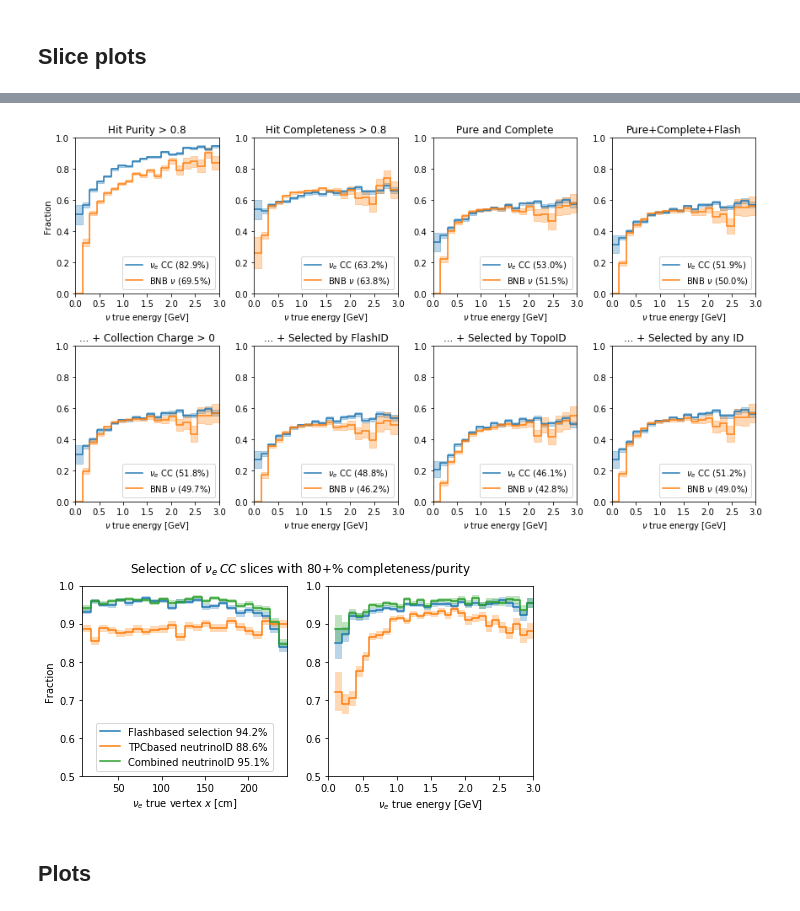
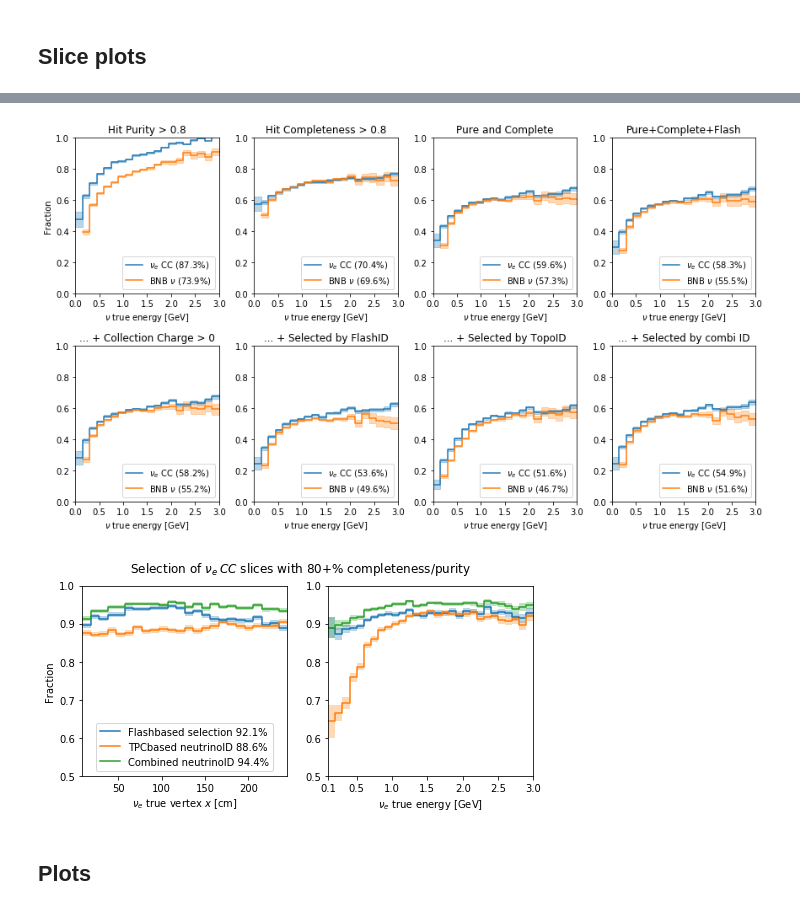
Before and after one commit to Wouter-VDP/MCC9_FlashID, a Jupyter notebook: Flash_ID_all.ipynb, the cells around one changed output, grey strips where cells are left out. Drawn from its saved outputs; the diff is of its cells as text; code cells hidden in the pictures.

```diff
--- a/Flash_ID_all.ipynb
+++ b/Flash_ID_all.ipynb
@@ -595,13 +340,13 @@ for field, N, x_min, x_max, lab, apply_mask in zip(*arrays):
 
     fig,ax=plt.subplots(ncols=2,nrows=1,figsize=(5*gr,4), sharex=True)
     if apply_mask:
-        data = [file_dict[s]['events'][field][m] for s,m in zip(dict_names, mask_slices)]
-        scales_here = scales_nonzeroslices
+        data = [file_dict[s]['events'][field] for s in dict_names]
+        scales_here = scales
     else:
         data = [file_dict[s]['events'][field] for s in dict_names]
         scales_here = scales
     # I need a signal sample for nue, overwrite it!
-    data[0] = df_nue_sig.query('nSlices>0')[field.decode('UTF-8')]
+    data[0] = df_nue_sig[field.decode('UTF-8')]
     edges, edges_mid, bins, err, max_val = helper.histHelper(N,x_min,x_max,data, weights=scales_here)
     widths = (edges_mid - edges[:-1])
 
@@ -609,7 +354,7 @@ for field, N, x_min, x_max, lab, apply_mask in zip(*arrays):
     mean = np.mean(data[0][data[0]>-1])
     bins[0]=np.append(bins[0],bins[0][0])
     err[0]=np.append(err[0],err[0][0])
-    ax[0].step(edges,bins[0], lw=2, where='post', label=r'$\nu_e CC$ (MC), mean:{0:0.2f}'.format(mean))
+    ax[0].step(edges,bins[0], lw=2, where='post', label=r'$\nu_e$ $CC$ (MC), mean:{0:0.2f}'.format(mean))
     ax[0].fill_between(edges, bins[0] - err[0], bins[0] + err[0], alpha=0.3, step='post')
     ax[0].set_xlim(x_min,x_max)
     ax[0].set_ylim(0,1.2*max_val[0])
@@ -627,6 +372,8 @@ for field, N, x_min, x_max, lab, apply_mask in zip(*arrays):
     for m, v, e, w in zip(edges_mid ,val ,y_err, widths):
         ax[1].add_patch(patches.Rectangle( (m-w, v-e), 2*w, 2*e, hatch='\\\\\\\\\\', Fill=False, linewidth=0, alpha=0.4))
 
+    #Notice that slices after cuts implies having a beamflash
+    print( sum(bins[2])/(sum(bins[1])+sum(bins[3])))
     ax[1].legend()
     ax[1].set_xlabel(lab)
     ax[1].set_ylabel('Events per bin')
@@ -661,9 +413,7 @@ query_good_flash = query_good+' & '+query_has_flash
 query_has_deposition = '(hasDeposition)'
 query_perfect = query_good_flash+' & '+query_has_deposition
 
-query_perfect_flash_id = query_perfect+' & (isTaggedAsTarget)'
+query_perfect_flash_id = query_perfect+' & (hasBestFlashMatchScore)'
+query_perfect_combi_id = query_perfect+' & (isTaggedAsTarget)'
 query_perfect_topo_id = query_perfect+' & (hasBestTopologicalScore)'
-query_perfect_any_id = query_perfect+' & (hasBestTopologicalScore | isTaggedAsTarget)'
-query_perfect_combi_id = query_perfect+'& (CombinedID)'
-
-df_nue_slices_sig.head()
+query_perfect_combined_id = query_perfect+' & (isTaggedAsTarget)'
@@ -680,18 +419,0 @@ Trying to be smart: Pick the slice that passes precuts and has the highest topol
-# %%
-df_test = df_nue_slices_sig.copy()
-
-grouped = df_test.query('passesPreCuts').groupby(['run', 'subRun', 'event'], sort=False)['hasBestTopologicalScore']
-val = grouped.max().values
-size = grouped.size().values
-val_all = np.repeat(val,size)
-mask_passes_precuts = np.where(df_test.eval('passesPreCuts'))[0]
-val_all_idx = val_all*mask_passes_precuts
-val_all_idx = val_all_idx[val_all_idx != 0]
-if (mask_passes_precuts[0]==0) and val_all[0]==True:
-    print("BE CAREFUL!")
-    val_all_idx = np.insert(val_all_idx,0,0)
-final = np.zeros(len(df_test), dtype=bool)
-final[val_all_idx] = True
-df_test['help_precut_topo'] = final
-query_new = '( (help_precut_topo) & (hasBestTopologicalScore) ) | ( (help_precut_topo==False) & (isTaggedAsTarget) ) '
-df_nue_slices_sig['CombinedID'] = df_test.eval(query_new)
@@ -732,9 +445,9 @@ End of trying
 fig,ax=plt.subplots(ncols=4,nrows=2,figsize=(7.5*gr,7))
 ax=ax.flatten()
 q_arr = [query_pure, query_complete, query_good, query_good_flash,
-         query_perfect, query_perfect_flash_id, query_perfect_topo_id, query_perfect_any_id]
+         query_perfect, query_perfect_flash_id, query_perfect_topo_id, query_perfect_combi_id]
 title_arr = ['Hit Purity > 0.8', 'Hit Completeness > 0.8', 'Pure and Complete', 'Pure+Complete+Flash',
-             '... + Collection Charge > 0', '... + Selected by FlashID', '... + Selected by TopoID', '... + Selected by any ID']
+             '... + Collection Charge > 0', '... + Selected by FlashID', '... + Selected by TopoID', '... + Selected by combi ID']
 
 x_min = 0
 x_max = 3
@@ -742,40 +455,40 @@ N = 21
 edges = np.linspace(x_min,x_max,N)
 edges_mid = [ edges[i]+(edges[i+1]-edges[i])/2 for i in range(N-1)]
 # in the denominator we use the event frames, one entry per event
-denom_bins_nue, _ = np.histogram(df_nue_sig.query('nSlices>0')['nuEnergy'], bins=edges)
-denom_bins_nu, _ = np.histogram(df_nu_sig.query('nSlices>0')['nuEnergy'], bins=edges)
+denom_bins_nue, _ = np.histogram(df_nue_sig['nuEnergy'], bins=edges)
+denom_bins_nu, _ = np.histogram(df_nu_sig['nuEnergy'], bins=edges)
 
 for i,(query, title) in enumerate(zip(q_arr, title_arr)):
     #nue
     nom_bins, _ = np.histogram(df_nue_slices_sig.query(query)['nuEnergy'], bins=edges)
     fraq = nom_bins/denom_bins_nue
     ratio = sum(nom_bins)/sum(denom_bins_nue)
     err = np.sqrt( fraq*(1-fraq)/denom_bins_nue)
     fraq=np.append(fraq,fraq[-1])
     err=np.append(err,err[-1])
     ax[i].step(edges, fraq, where='post', label = r'$\nu_e$ CC ({0:.1f}%)'.format(ratio*100))
     ax[i].fill_between(edges, fraq - err, fraq + err, alpha=0.3, step='post', color='C0')
     #nu
     nom_bins, _ = np.histogram(df_nu_slices_sig.query(query)['nuEnergy'], bins=edges)
     fraq = nom_bins/denom_bins_nu
     ratio = sum(nom_bins)/sum(denom_bins_nu)
     err = np.sqrt( fraq*(1-fraq)/denom_bins_nu)
     fraq=np.append(fraq,fraq[-1])
     err=np.append(err,err[-1])
     ax[i].step(edges, fraq, where='post', label = r'BNB $\nu$ ({0:.1f}%)'.format(ratio*100))
     ax[i].fill_between(edges, fraq - err, fraq + err, alpha=0.3, step='post', color='C1')
     ax[i].legend(loc='lower right')
     ax[i].set_xlabel(r'$\nu$ true energy [GeV]')
     ax[i].set_title(title)
     ax[i].set_ylim(0.0,1)
     ax[i].set_xlim(x_min,x_max)
     ax[i].set_xticks(np.linspace(0,3,7))
 
 ax[0].set_ylabel('Fraction')
 fig.tight_layout()
 fig.savefig( outdir+"slice_eff_mc.pdf", bbox_inches="tight")
 # %% [output]
-[figure, old version]
+[figure, new version]
 # %%
 # Make the plot to compare the topological score with the flashbased selection:
 x_nue_flash = df_nue_slices_sig.query(query_perfect_flash_id)['nuVertexX']
@@ -822,9 +535,9 @@ ax[0].set_ylim(0.5,1)
 ax[0].set_xlim(x_min, x_max)
 
 # Right
-x_min = 0.0
+x_min = 0.1
 x_max = 3
-N = 30
+N = 29
 data = [E_nue_denom,E_nue_flash,E_nue_topo, E_nue_combi]
 edges, _, bins, _, _ = helper.histHelper(N,x_min,x_max,data)
 fraq = bins[1:]/bins[0]
@@ -840,10 +553,11 @@ ax[1].set_xlabel(r'$\nu_e$ true energy [GeV]')
 ax[1].set_ylim(0.5,1)
 ax[1].set_xticks(np.linspace(x_min,x_max,7))
 ax[1].set_xlim(x_min, x_max)
+ax[1].set_xticks([0.1,0.5,1,1.5,2,2.5,3])
 
 fig.savefig( outdir+"ID_nue.pdf", bbox_inches="tight")
 # %% [output]
-[figure, old version]
+[figure, new version]
 # %% [markdown]
 ## Plots
 # %%
```
Also changed, not shown: parts of 43 cells of this notebook, 30 other files.
